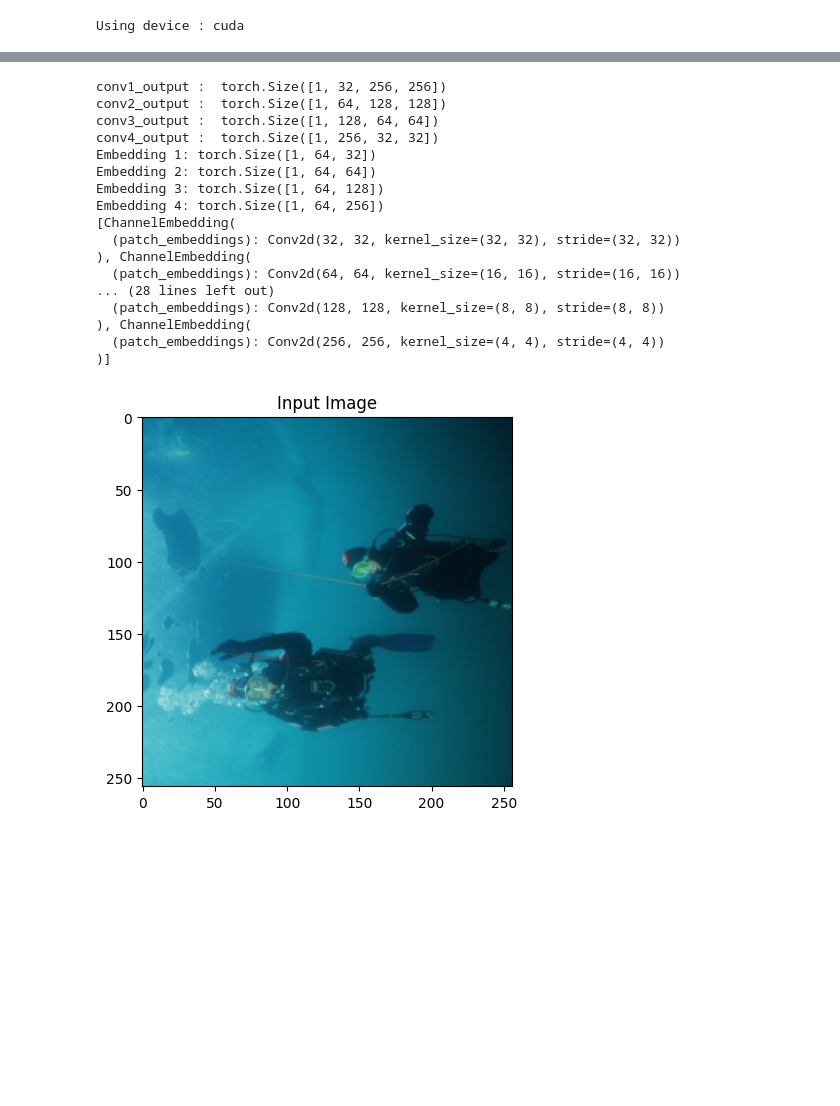
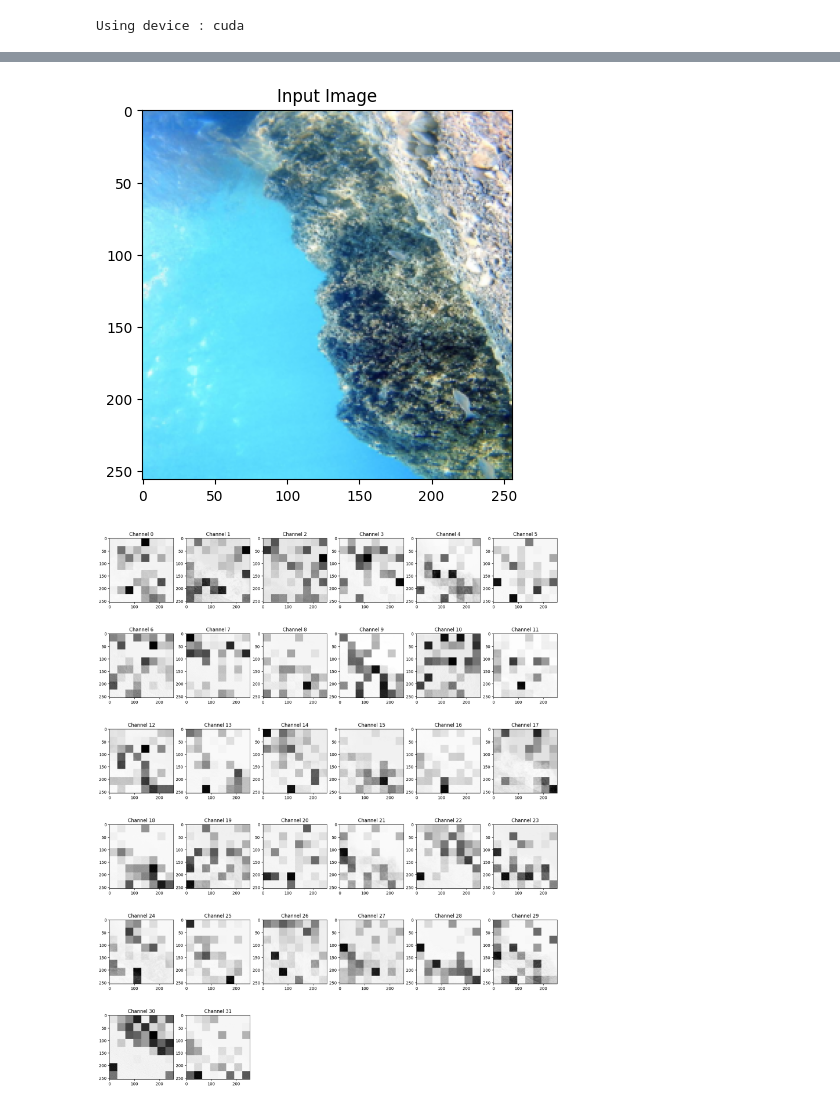
Before and after one commit to ashutoshc8101/underwater_image_enhancement, a Jupyter notebook: model.ipynb, the cells around one changed output, grey strips where cells are left out. Saved outputs shown, nothing was run; the diff lists cells and outputs as text; code cells hidden in the pictures; blank space fills up the shorter version.

```diff
--- a/model.ipynb
+++ b/model.ipynb
@@ -410,40 +540,25 @@ for ix, image in enumerate(raw_image_batch):
 in_channels = 3
 kernel_size = 3
 
-model = UShapeTransformer()
+model = Generator()
+# %%
+test_image = raw_image_batch[0]
+
+plt.title('Input Image')
+plt.imshow(test_image.permute(2, 1, 0))
+
+result = model(raw_image_batch)
+# %% [output]
+[figure, added]
 # %%
-test_image = raw_image_batch[0]
+fig = plt.figure(figsize = (20, 25))
 
-plt.title('Input Image')
-plt.imshow(test_image.permute(2, 1, 0))
+rows, columns = 6, 6
 
-result = model.forward(raw_image_batch)
+for ix, channel in enumerate(result[0][0]):
+  ax = fig.add_subplot(rows, columns, ix + 1)
+  ax.set_title('Channel ' + str(ix))
 
-# fig = plt.figure(figsize = (20, 25))
-
-# rows, columns = 7, 7
-
-# for ix, channel in enumerate(result):
-#   ax = fig.add_subplot(rows, columns, ix + 1)
-#   ax.set_title('Channel ' + str(ix))
-
-#   plt.imshow(channel.detach().numpy(), cmap='Greys')
+  plt.imshow(channel.detach().numpy(), cmap='Greys')
 # %% [output]
-conv1_output :  torch.Size([1, 32, 256, 256])
-conv2_output :  torch.Size([1, 64, 128, 128])
-conv3_output :  torch.Size([1, 128, 64, 64])
-conv4_output :  torch.Size([1, 256, 32, 32])
-Embedding 1: torch.Size([1, 64, 32])
-Embedding 2: torch.Size([1, 64, 64])
-Embedding 3: torch.Size([1, 64, 128])
-Embedding 4: torch.Size([1, 64, 256])
-[ChannelEmbedding(
-  (patch_embeddings): Conv2d(32, 32, kernel_size=(32, 32), stride=(32, 32))
-), ChannelEmbedding(
-  (patch_embeddings): Conv2d(64, 64, kernel_size=(16, 16), stride=(16, 16))
-... (28 lines left out)
-  (patch_embeddings): Conv2d(128, 128, kernel_size=(8, 8), stride=(8, 8))
-), ChannelEmbedding(
-  (patch_embeddings): Conv2d(256, 256, kernel_size=(4, 4), stride=(4, 4))
-)]
-[figure, old version]
+[figure, new version]
```
Also changed, not shown: parts of 20 cells of this notebook.
